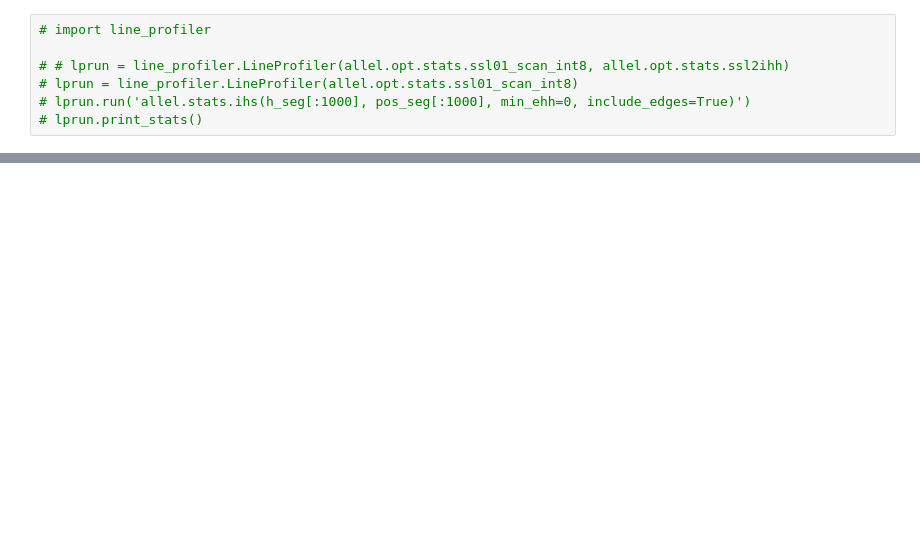
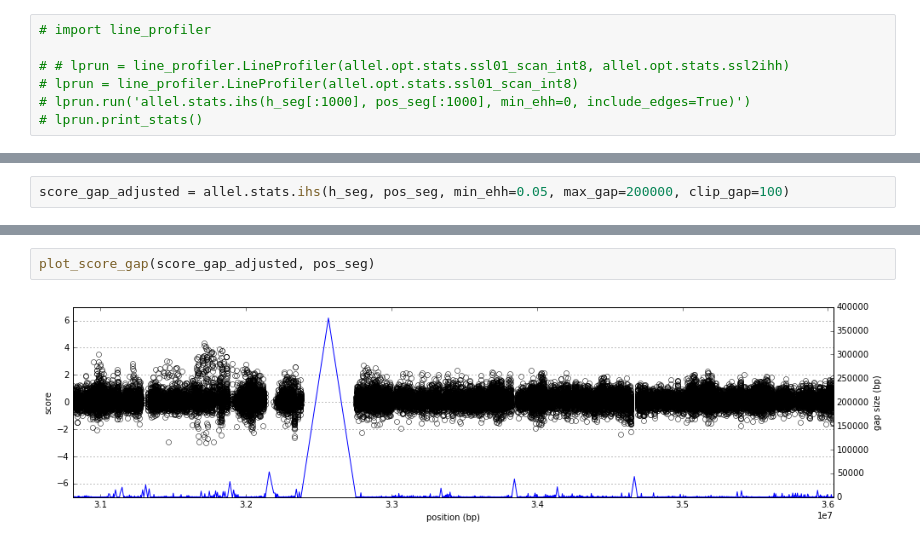
Before and after one commit to cggh/scikit-allel, a Jupyter notebook: notebooks/profiling/ihs.ipynb, the cells around one changed output, grey strips where cells are left out. Drawn from its saved outputs; the diff is of its cells as text; blank space fills up the shorter version.

```diff
--- a/notebooks/profiling/ihs.ipynb
+++ b/notebooks/profiling/ihs.ipynb
@@ -216,0 +268,2 @@ cProfile.run('allel.stats.ihs(h_seg[:50000], pos_seg[:50000], min_ehh=0.05, incl
+# %%
+score_gap_adjusted = allel.stats.ihs(h_seg, pos_seg, min_ehh=0.05, max_gap=200000, clip_gap=100)
@@ -216,0 +274,4 @@ cProfile.run('allel.stats.ihs(h_seg[:50000], pos_seg[:50000], min_ehh=0.05, incl
+# %%
+plot_score_gap(score_gap_adjusted, pos_seg)
+# %% [output]
+[figure, added]
```
Also changed, not shown: parts of 15 cells of this notebook, 4 other files.
